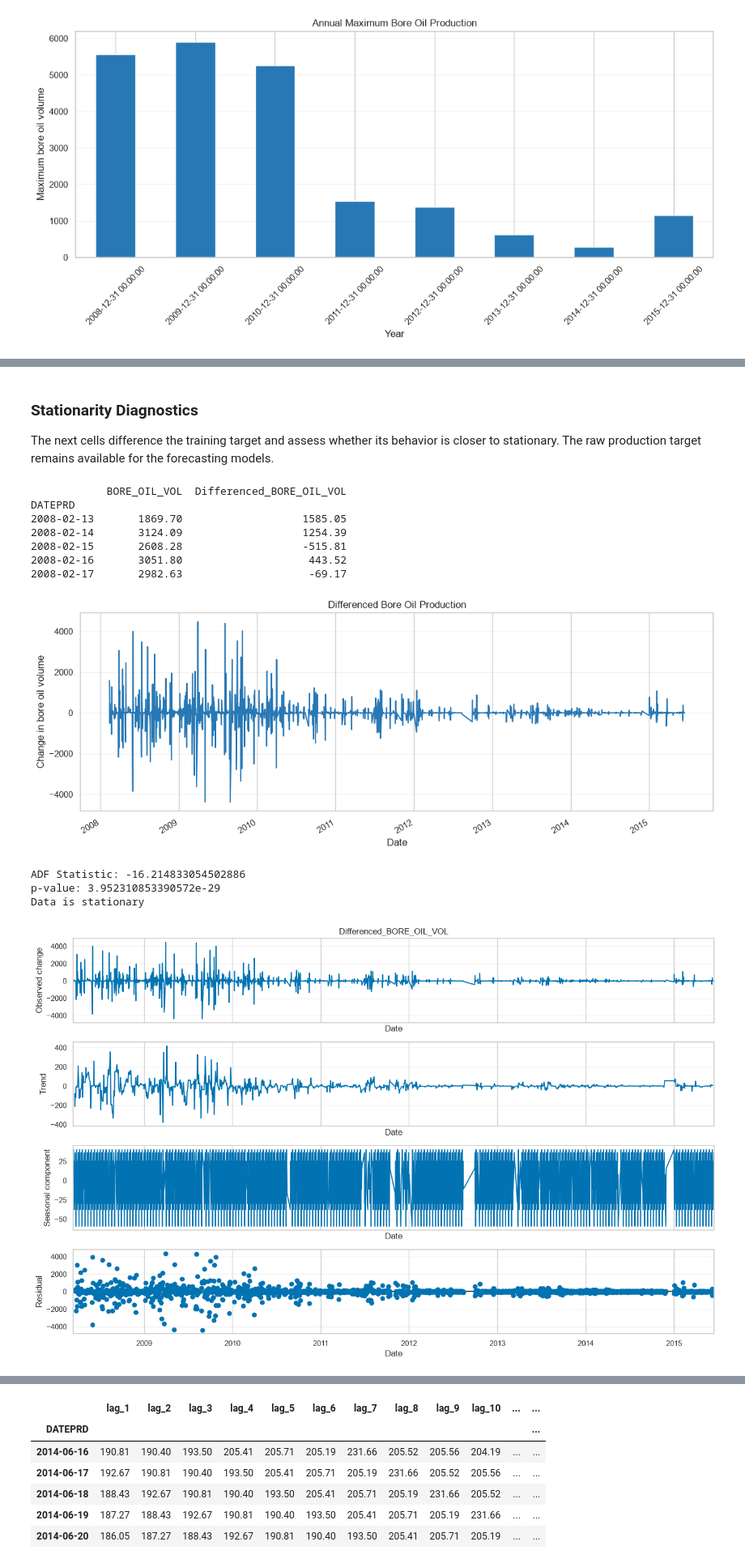
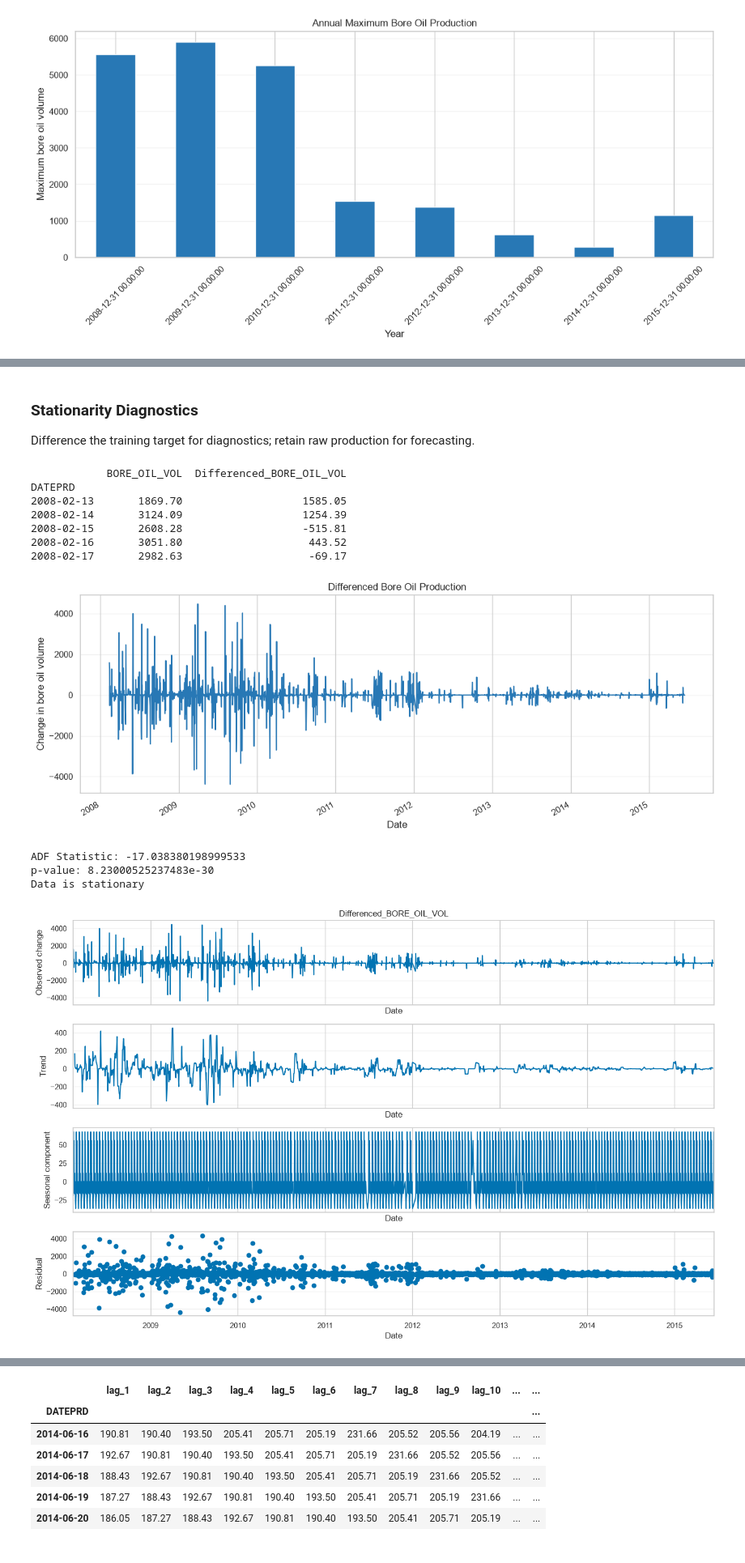
Before and after one commit to mohammedbaqir01/volve-production-forecasting, a Jupyter notebook: notebooks/time_series.ipynb, the cells around one changed output, grey strips where cells are left out. Shown at 81% size. Cells and saved outputs as stored; diff of their text form; code cells hidden in the pictures.

Commit message:
Add models, notebook and updata README

```diff
--- a/notebooks/time_series.ipynb
+++ b/notebooks/time_series.ipynb
@@ -57,0 +58,5 @@ from statsmodels.graphics.tsaplots import plot_acf, plot_pacf
+# %%
+FIGURES_DIR = Path.cwd().parent / "figures"
+model_DIR = Path.cwd().parent / "models"
+FIGURES_DIR.mkdir(parents=True, exist_ok=True)
+model_DIR.mkdir(parents=True, exist_ok=True)
@@ -201,6 +207,3 @@ else:
-# %%
-train_df= train_df[train_df["BORE_OIL_VOL"] > 0 ]
-test_df= test_df[test_df["BORE_OIL_VOL"] > 0 ]
 # %%
 train_df["BORE_OIL_VOL"].describe()
 # %% [output]
@@ -277,7 +276,7 @@ Difference the training target, inspect its change over time, apply an Augmented
 # %% [markdown]
 ### Stationarity Diagnostics
 
-The next cells difference the training target and assess whether its behavior is closer to stationary. The raw production target remains available for the forecasting models.
+Difference the training target for diagnostics; retain raw production for forecasting.
 # %%
 train_df['Differenced_BORE_OIL_VOL'] = train_df['BORE_OIL_VOL'].diff()
 
@@ -298,10 +297,9 @@ sns.set_theme(style="whitegrid", context="notebook", palette="colorblind")
 ax = train_df["Differenced_BORE_OIL_VOL"].plot(figsize=(14, 5), title="Differenced Bore Oil Production", color="#2878B5", linewidth=1.5)
 ax.set(xlabel="Date", ylabel="Change in bore oil volume")
 ax.grid(axis="y", alpha=0.25)
-os.makedirs("figures", exist_ok=True)
-ax.figure.savefig("figures/07_differenced_bore_oil_production.png", dpi=300, bbox_inches="tight")
+plt.savefig(FIGURES_DIR / "05_differenced_bore_oil_production.png", dpi=300, bbox_inches="tight")
 # %% [output]
-[figure, old version]
+[figure, new version]
 # %%
 diagnostic_result = sm.tsa.stattools.adfuller(train_df['Differenced_BORE_OIL_VOL'])
 print('ADF Statistic:', diagnostic_result[0])
@@ -312,25 +310,24 @@ if diagnostic_result[1] < 0.05:
 else:
     print("Data is non-stationary")
 # %% [output]
-ADF Statistic: -16.214833054502886
-p-value: 3.952310853390572e-29
+ADF Statistic: -17.038380198999533
+p-value: 8.23000525237483e-30
 Data is stationary
 # %%
 sns.set_theme(style="whitegrid", context="notebook", palette="colorblind")
 from statsmodels.tsa.seasonal import seasonal_decompose
 diagnostic_result = seasonal_decompose(train_df["Differenced_BORE_OIL_VOL"], model="additive", period=12)
 fig = diagnostic_result.plot()
 fig.set_size_inches(14, 9)
 for ax, label in zip(fig.axes, ["Observed change", "Trend", "Seasonal component", "Residual"]):
     ax.set_xlabel("Date")
     ax.set_ylabel(label)
     ax.grid(axis="y", alpha=0.25)
 fig.tight_layout()
-os.makedirs("figures", exist_ok=True)
-fig.savefig("figures/08_seasonal_decomposition.png", dpi=300, bbox_inches="tight")
+plt.savefig(FIGURES_DIR / "06_seasonal_decomposition.png", dpi=300, bbox_inches="tight")
 plt.show()
 # %% [output]
-[figure, old version]
+[figure, new version]
 # %%
 sns.set_theme(style="whitegrid", context="notebook", palette="colorblind")
 differenced_oil_volume = train_df["Differenced_BORE_OIL_VOL"].dropna()
```
Also changed, not shown: parts of 64 cells of this notebook, 35 other files.
